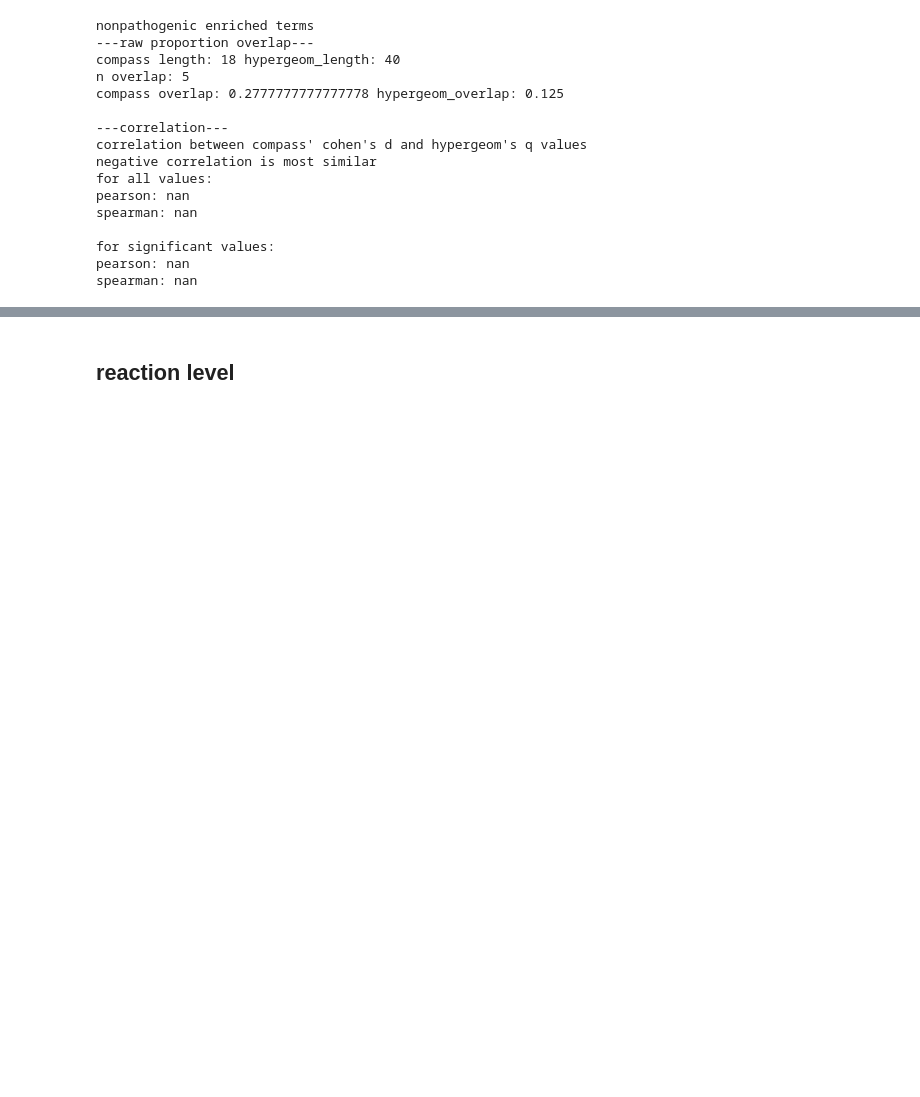
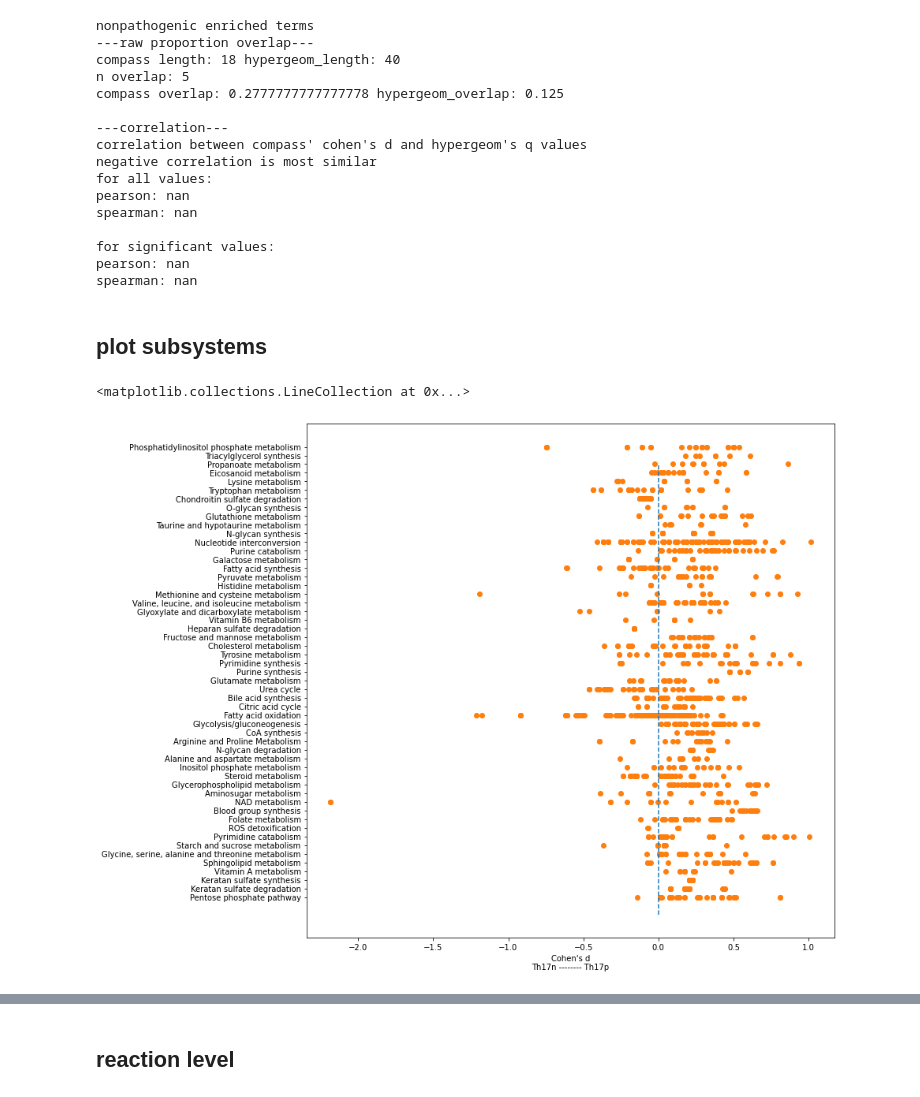
Before and after one commit to z2e2/metabolic_analysis, a Jupyter notebook: 2_compass_comparison_scrna_mw_genes.ipynb, the cells around one changed output, grey strips where cells are left out. Saved outputs shown, nothing was run; the diff lists cells and outputs as text; code cells hidden in the pictures; blank space fills up the shorter version.

```diff
--- a/2_compass_comparison_scrna_mw_genes.ipynb
+++ b/2_compass_comparison_scrna_mw_genes.ipynb
@@ -630,3 +685,5 @@ spearman: nan
 for significant values:
 pearson: nan
 spearman: nan
+# %% [markdown]
+## plot subsystems
@@ -632,0 +714,13 @@ spearman: nan
+# %%
+fig, axs = plt.subplots(1,1, figsize = (12,12), sharey = True)
+
+comp = data.copy()
+
+axs.scatter([1] * len(list(set(comp['subsystem']))), list(set(comp['subsystem'])), alpha = 0)
+axs.scatter(x = comp['cohens_d'], y = comp['subsystem'])
+#axs.tick_params(axis='x',label1On=False)
+axs.set_xlabel("Cohen's d\nTh17n -------- Th17p")
+axs.vlines(x=0, ymin=-2, ymax=50, linestyles='--')
+# %% [output]
+<matplotlib.collections.LineCollection at 0x...>
+[figure, added]
```
Also changed, not shown: parts of 144 cells of this notebook, 15 other files.
